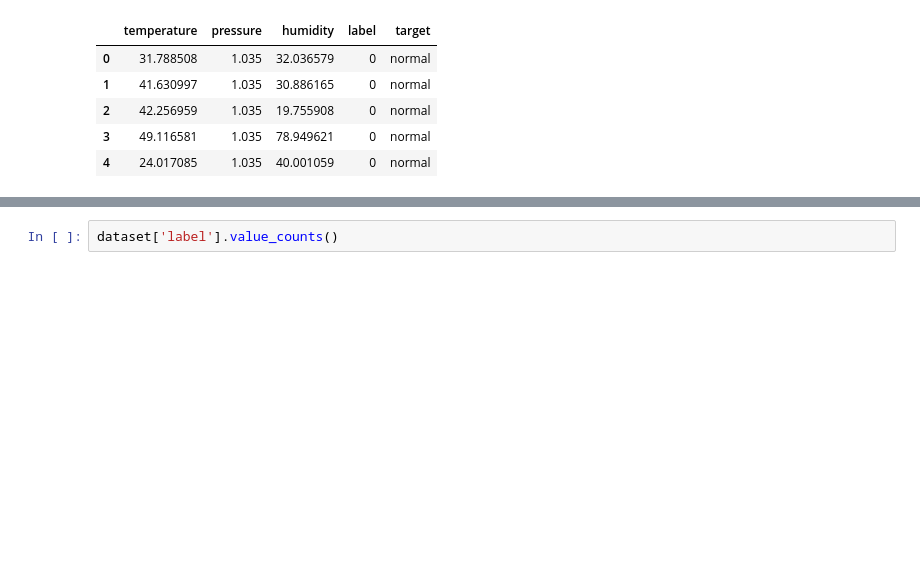
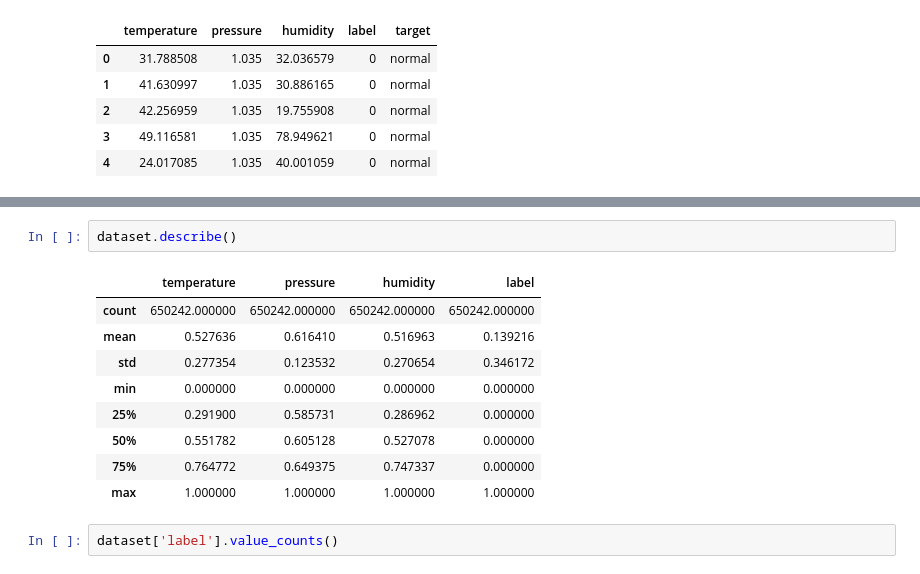
Before and after one commit to Hongwei-Z/SC-MLIDS, a Jupyter notebook: Data_Preprocessing.ipynb, the cells around one changed output, grey strips where cells are left out. Saved outputs shown, nothing was run; the diff lists cells and outputs as text; blank space fills up the shorter version.

```diff
--- a/Data_Preprocessing.ipynb
+++ b/Data_Preprocessing.ipynb
@@ -76,3 +76,15 @@ dataset.head()
+# %%
+dataset.describe()
+# %% [output]
+|  | temperature | pressure | humidity | label |
+| count | 650242.000000 | 650242.000000 | 650242.000000 | 650242.000000 |
+| mean | 0.527636 | 0.616410 | 0.516963 | 0.139216 |
+| std | 0.277354 | 0.123532 | 0.270654 | 0.346172 |
+| min | 0.000000 | 0.000000 | 0.000000 | 0.000000 |
+| 25% | 0.291900 | 0.585731 | 0.286962 | 0.000000 |
+| 50% | 0.551782 | 0.605128 | 0.527078 | 0.000000 |
+| 75% | 0.764772 | 0.649375 | 0.747337 | 0.000000 |
+| max | 1.000000 | 1.000000 | 1.000000 | 1.000000 |
 # %%
 dataset['label'].value_counts()
 # %% [output]
```
Also changed, not shown: parts of 3 cells of this notebook.
